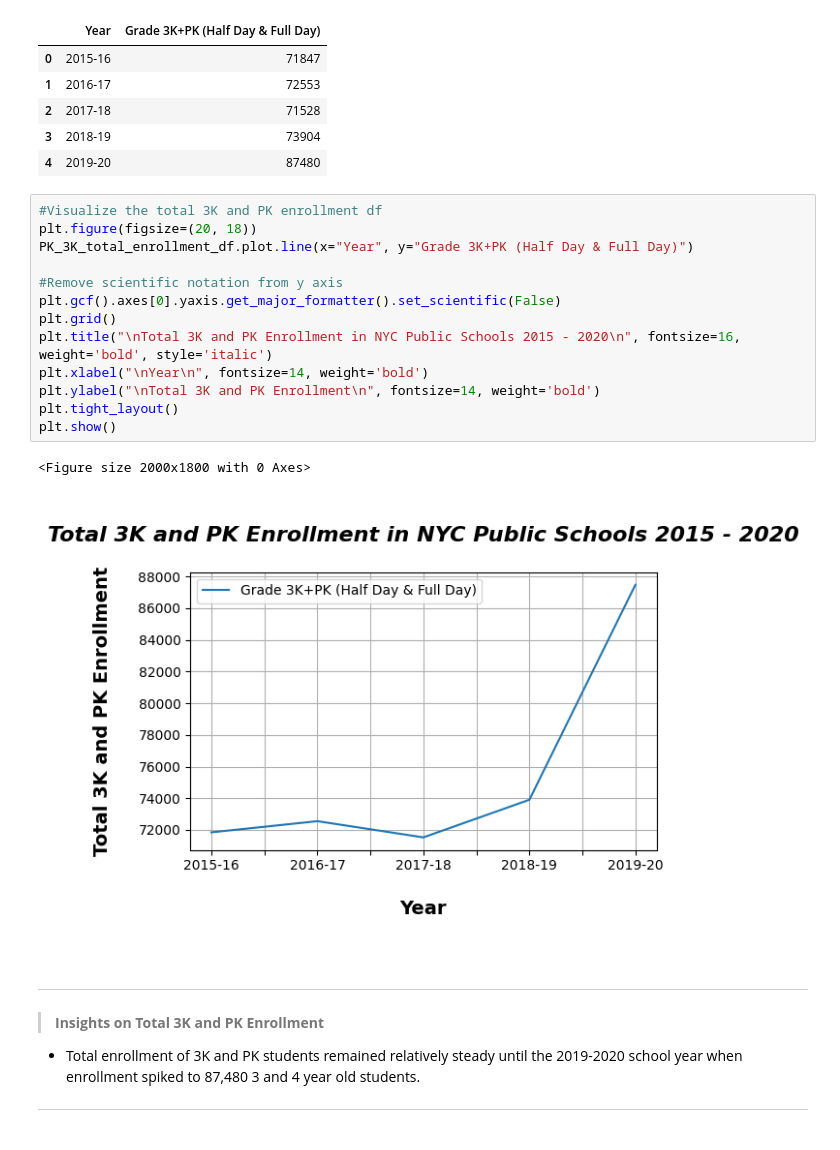
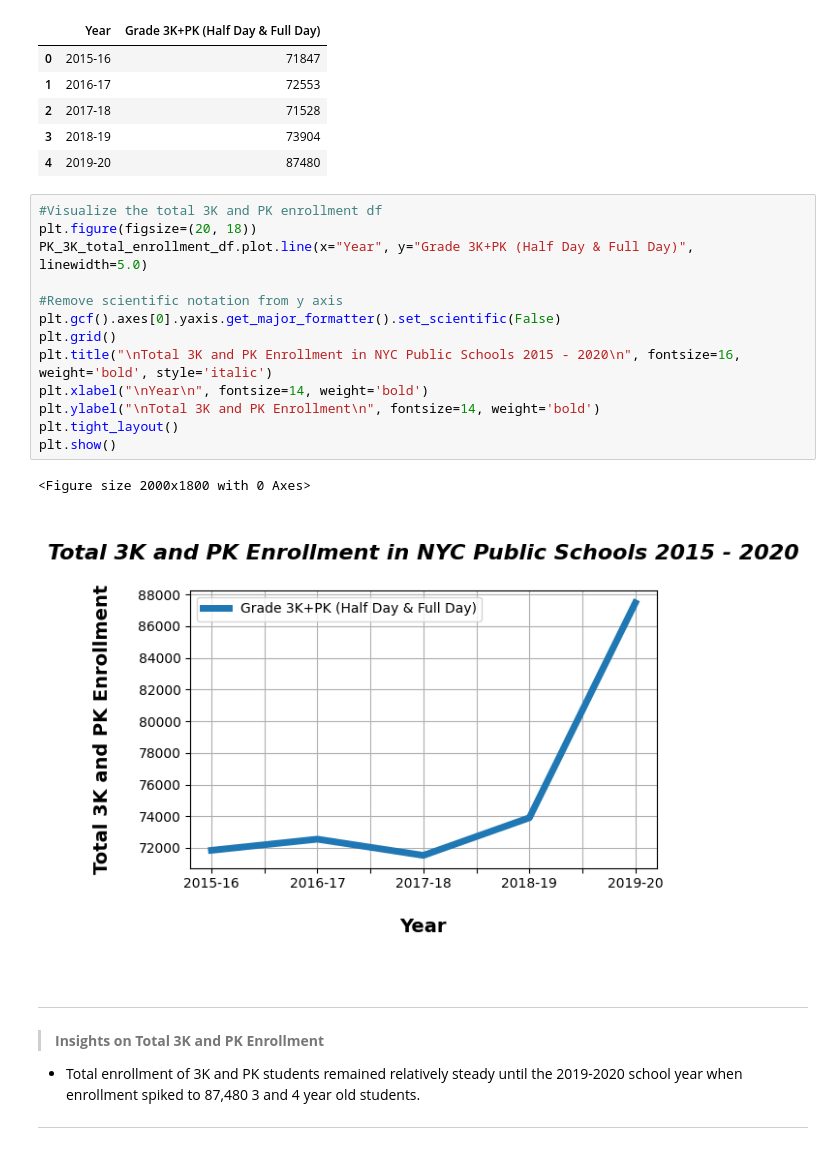
Before and after one commit to thetechleila/NYC-Public-Schools-EDA-Pre-and-Post-Pandemic, a Jupyter notebook: code/eda.ipynb, the cells around one changed output. Saved outputs shown, nothing was run; the diff lists cells and outputs as text.

```diff
--- a/code/eda.ipynb
+++ b/code/eda.ipynb
@@ -306,19 +306,19 @@ PK_3K_total_enrollment_df
 # %%
 #Visualize the total 3K and PK enrollment df
 plt.figure(figsize=(20, 18))
-PK_3K_total_enrollment_df.plot.line(x="Year", y="Grade 3K+PK (Half Day & Full Day)")
+PK_3K_total_enrollment_df.plot.line(x="Year", y="Grade 3K+PK (Half Day & Full Day)", linewidth=5.0)
 
 #Remove scientific notation from y axis
 plt.gcf().axes[0].yaxis.get_major_formatter().set_scientific(False)
 plt.grid()
 plt.title("\nTotal 3K and PK Enrollment in NYC Public Schools 2015 - 2020\n", fontsize=16, weight='bold', style='italic')
 plt.xlabel("\nYear\n", fontsize=14, weight='bold')
 plt.ylabel("\nTotal 3K and PK Enrollment\n", fontsize=14, weight='bold')
 plt.tight_layout()
 plt.show()
 # %% [output]
 <Figure size 2000x1800 with 0 Axes>
-[figure, old version]
+[figure, new version]
 # %% [markdown]
 ___
 > **Insights on Total 3K and PK Enrollment**
```
Also changed, not shown: parts of 4 cells of this notebook, 4 other files.
